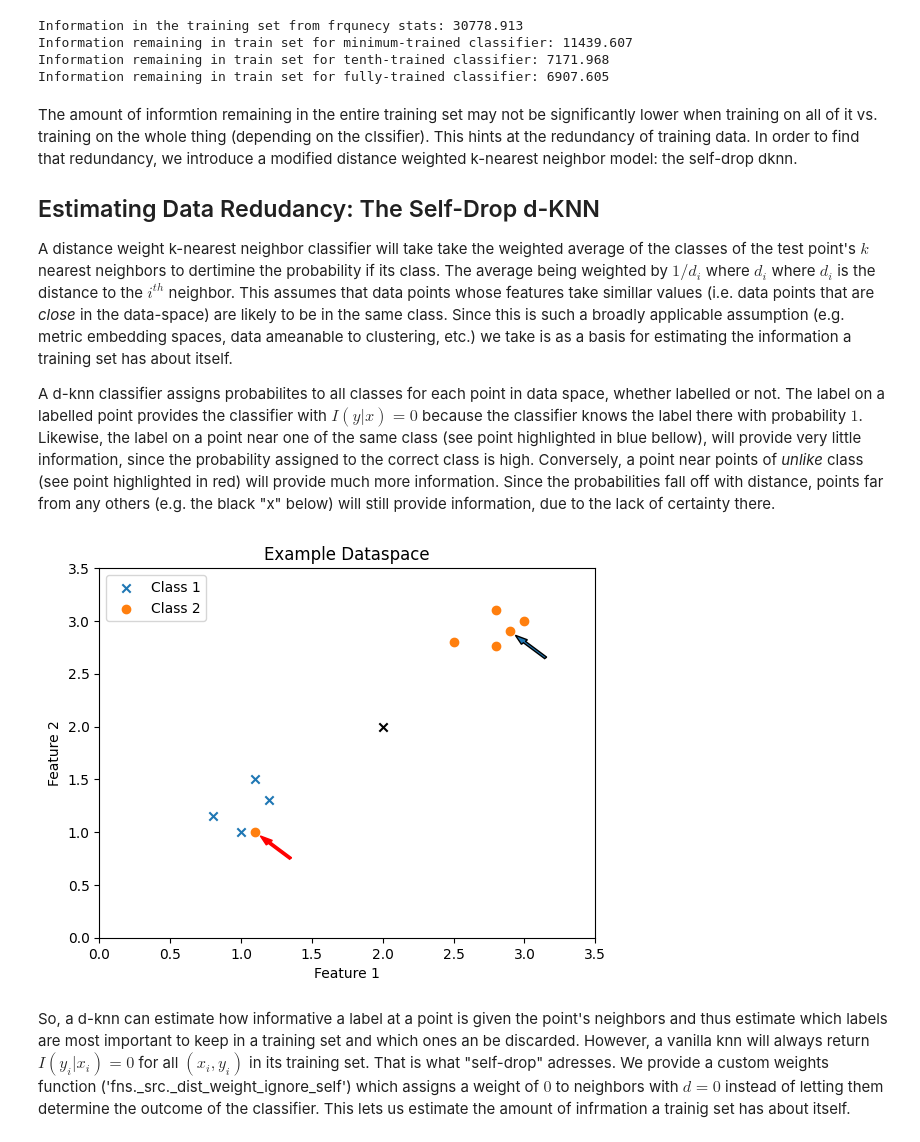
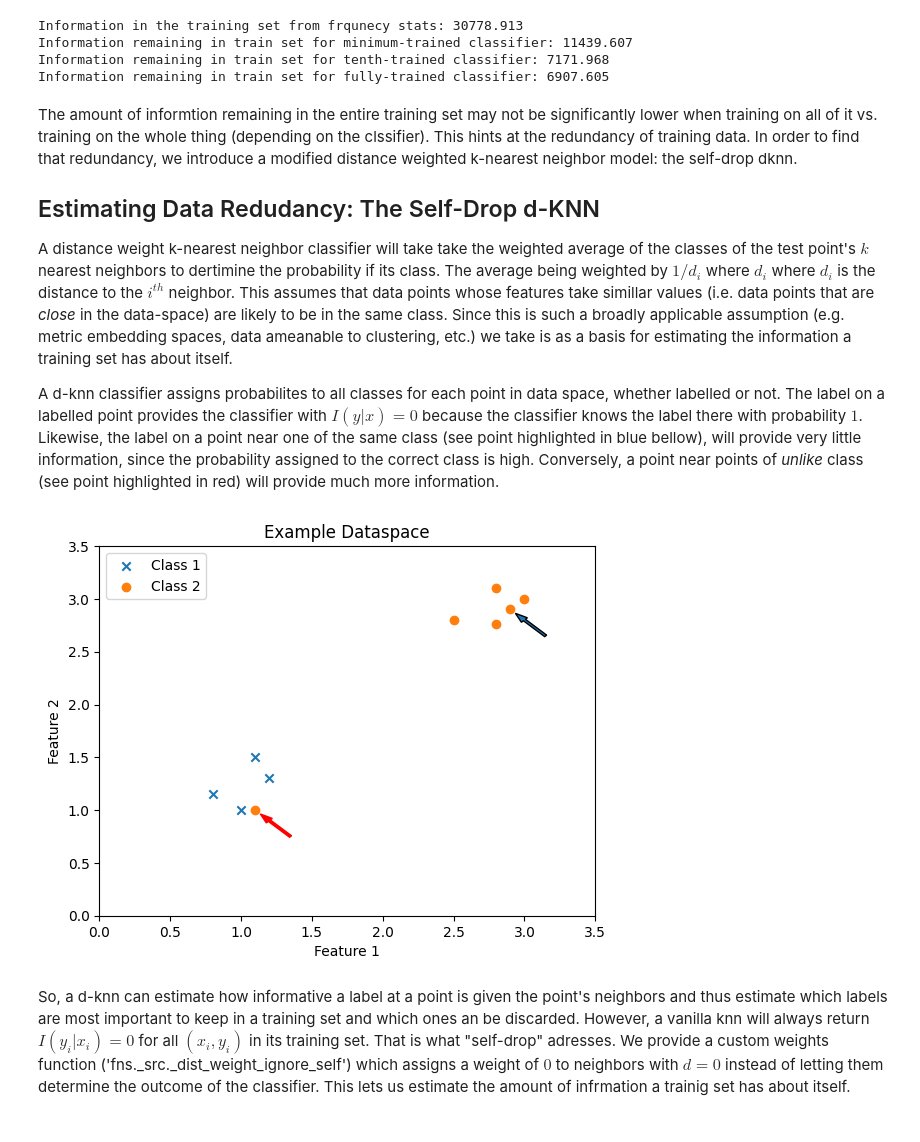
Before and after one commit to jseaward-phd/better-than-vibes, a Jupyter notebook: demo.ipynb, the cells around one changed output. Drawn from its saved outputs; the diff is of its cells as text; code cells hidden in the pictures.

Commit message:
almost there!

```diff
--- a/demo.ipynb
+++ b/demo.ipynb
@@ -181,27 +181,27 @@ The amount of informtion remaining in the entire training set may not be signifi
 ## Estimating Data Redudancy: The Self-Drop d-KNN
 A distance weight k-nearest neighbor classifier will take take the weighted average of the classes of the test point's $k$ nearest neighbors to dertimine the probability if its class. The average being weighted by $1/d_i$ where $d_i$ where $d_i$ is the distance to the $i^{th}$ neighbor. This assumes that data points whose features take simillar values (i.e. data points that are *close* in the data-space) are likely to be in the same class. Since this is such a broadly applicable assumption (e.g. metric embedding spaces, data ameanable to clustering, etc.) we take is as a basis for estimating the information a training set has about itself.
 
-A d-knn classifier assigns probabilites to all classes for each point in data space, whether labelled or not. The label on a labelled point provides the classifier with $I(y|x)=0$ because the classifier knows the label there with probability $1$. Likewise, the label on a point near one of the same class (see point highlighted in blue bellow), will provide very little information, since the probability assigned to the correct class is high. Conversely, a point near points of *unlike* class (see point highlighted in red) will provide much more information. Since the probabilities fall off with distance, points far from any others (e.g. the black "x" below) will still provide information, due to the lack of certainty there.
+A d-knn classifier assigns probabilites to all classes for each point in data space, whether labelled or not. The label on a labelled point provides the classifier with $I(y|x)=0$ because the classifier knows the label there with probability $1$. Likewise, the label on a point near one of the same class (see point highlighted in blue bellow), will provide very little information, since the probability assigned to the correct class is high. Conversely, a point near points of *unlike* class (see point highlighted in red) will provide much more information.
 # %%
 # Example dataspace visualization
 from matplotlib import pyplot as plt
-c1 = np.array([[1,1],[1.1,1.5],[1.2,1.3],[0.8,1.15]])
-c2 = np.array([[3,3],[2.8,3.1],[2.9,2.9],[1.1,1],[2.5,2.8],[2.8,2.76]])
 
-plt.scatter(c1[:,0],c1[:,1], marker = 'x', label='Class 1')
-plt.scatter(c2[:,0],c2[:,1], marker='o', label='Class 2')
-plt.scatter(2,2, marker = 'x', color ='k')
-plt.xlim([0,3.5])
-plt.ylim([0,3.5])
-plt.xlabel('Feature 1')
-plt.ylabel('Feature 2')
+c1 = np.array([[1, 1], [1.1, 1.5], [1.2, 1.3], [0.8, 1.15]])
+c2 = np.array([[3, 3], [2.8, 3.1], [2.9, 2.9], [1.1, 1], [2.5, 2.8], [2.8, 2.76]])
+
+plt.scatter(c1[:, 0], c1[:, 1], marker="x", label="Class 1")
+plt.scatter(c2[:, 0], c2[:, 1], marker="o", label="Class 2")
+plt.xlim([0, 3.5])
+plt.ylim([0, 3.5])
+plt.xlabel("Feature 1")
+plt.ylabel("Feature 2")
 plt.title("Example Dataspace")
-plt.arrow(1.35, 0.75, -.15, .15, width=0.02, color = 'r')
-plt.arrow(3.15, 2.65, -.15, .15, width=0.02)
+plt.arrow(1.35, 0.75, -0.15, 0.15, width=0.02, color="r")
+plt.arrow(3.15, 2.65, -0.15, 0.15, width=0.02)
 plt.legend()
 plt.show()
 # %% [output]
-[figure, old version]
+[figure, new version]
 # %% [markdown]
 So, a d-knn can estimate how informative a label at a point is given the point's neighbors and thus estimate which labels are most important to keep in a training set and which ones an be discarded. However, a vanilla knn will always return $I(y_i|x_i) = 0$ for all $(x_i,y_i)$ in its training set. That is what "self-drop" adresses. We provide a custom weights function ('fns._src._dist_weight_ignore_self') which assigns a weight of $0$ to neighbors with $d=0$ instead of letting them determine the outcome of the classifier. This lets us estimate the amount of infrmation a trainig set has about itself.
 # %%
```
Also changed, not shown: parts of 16 cells of this notebook, 6 other files.
